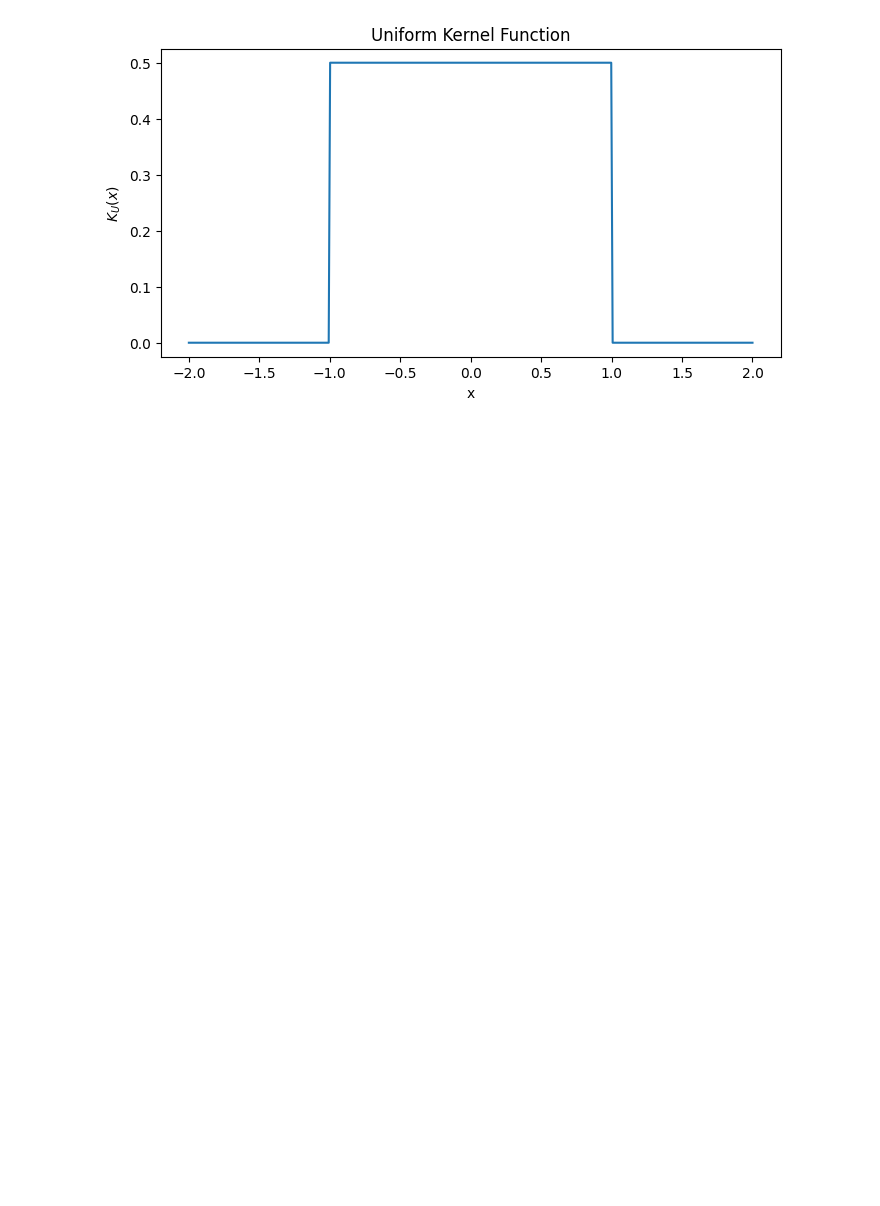
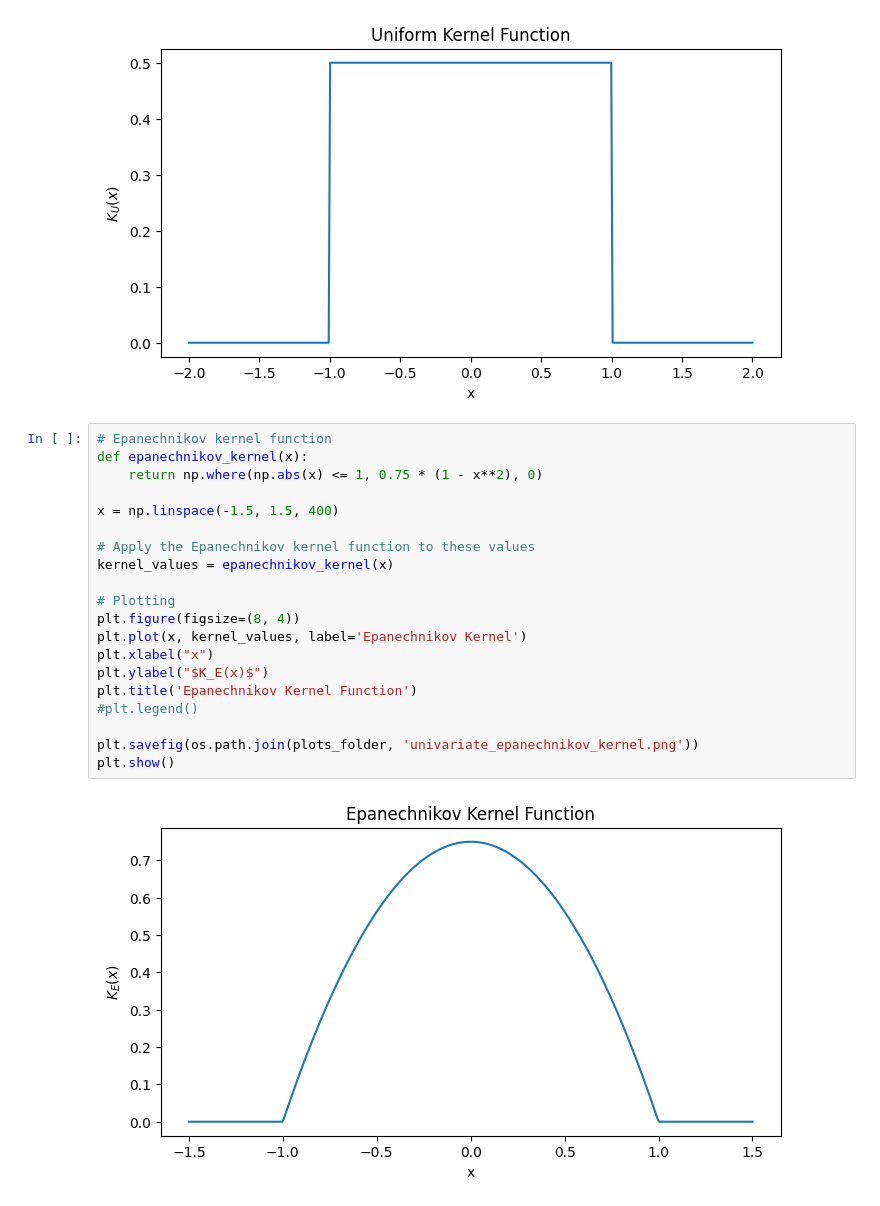
Before and after one commit to abalone88/nonparam-stats-proj, a Jupyter notebook: code/chp2-nonparam-density/univariate-kernels.ipynb, the cells around one changed output. Drawn from its saved outputs; the diff is of its cells as text; blank space fills up the shorter version.

Commit message:
Added code for epanechnikov kernel plot

```diff
--- a/code/chp2-nonparam-density/univariate-kernels.ipynb
+++ b/code/chp2-nonparam-density/univariate-kernels.ipynb
@@ -67,3 +67,25 @@ plt.savefig(os.path.join(plots_folder, 'univariate_uniform_kernel.png'))
 plt.show()
 # %% [output]
 [figure]
+# %%
+# Epanechnikov kernel function
+def epanechnikov_kernel(x):
+    return np.where(np.abs(x) <= 1, 0.75 * (1 - x**2), 0)
+
+x = np.linspace(-1.5, 1.5, 400)
+
+# Apply the Epanechnikov kernel function to these values
+kernel_values = epanechnikov_kernel(x)
+
+# Plotting
+plt.figure(figsize=(8, 4))
+plt.plot(x, kernel_values, label='Epanechnikov Kernel')
+plt.xlabel("x")
+plt.ylabel("$K_E(x)$")
+plt.title('Epanechnikov Kernel Function')
+#plt.legend()
+
+plt.savefig(os.path.join(plots_folder, 'univariate_epanechnikov_kernel.png'))
+plt.show()
+# %% [output]
+[figure, added]
```
Also changed, not shown: parts of 1 cell of this notebook.
